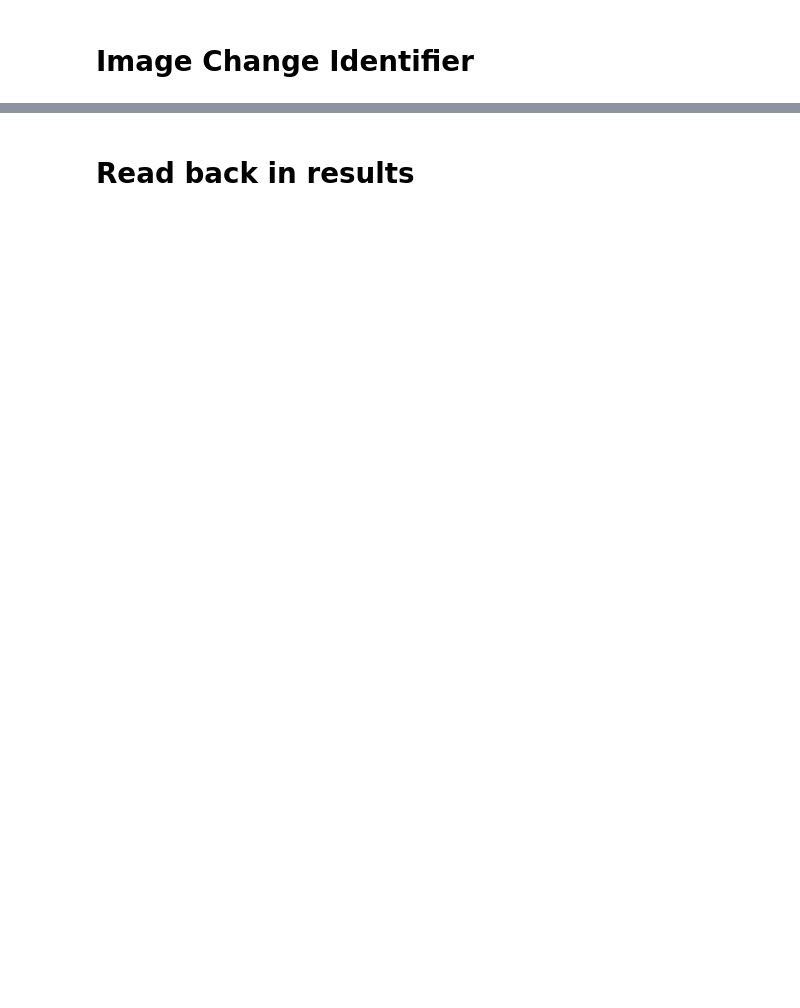
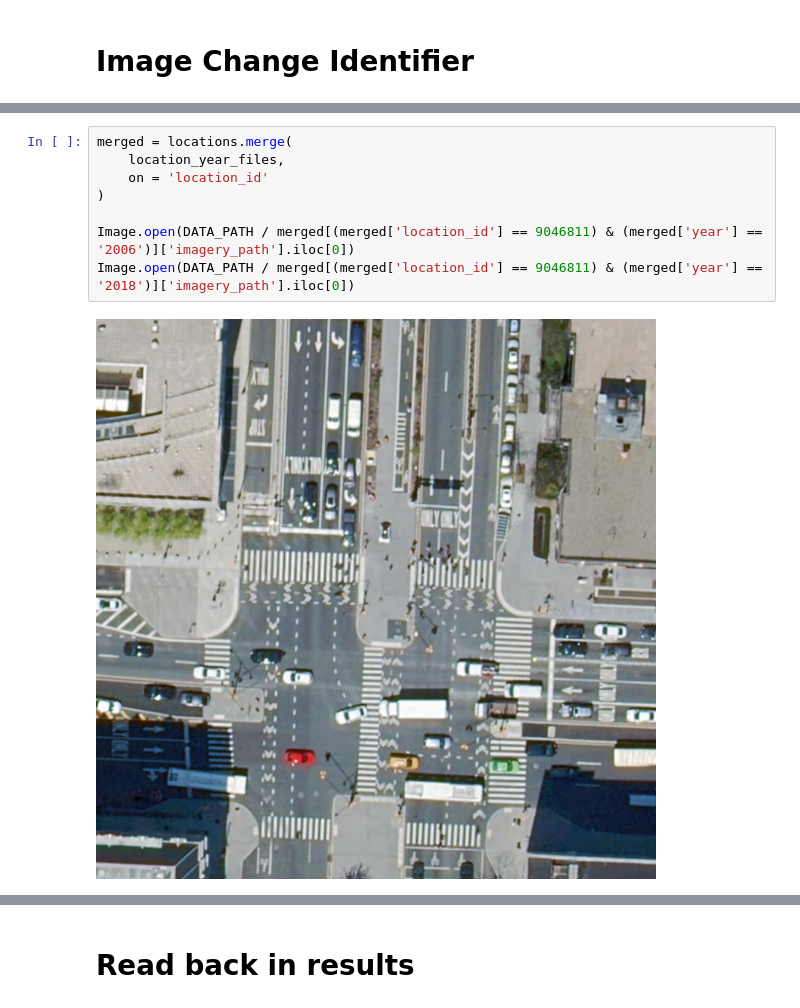
Before and after one commit to jatkins23/streetTransformer, a Jupyter notebook: notebooks/oai_api.ipynb, the cells around one changed output, grey strips where cells are left out. Drawn from its saved outputs; the diff is of its cells as text; blank space fills up the shorter version.

```diff
--- a/notebooks/oai_api.ipynb
+++ b/notebooks/oai_api.ipynb
@@ -64,0 +304,10 @@ with open('../data_oai_files/query123_top1000_sample.csv', 'w') as f:
+# %%
+merged = locations.merge(
+    location_year_files,
+    on = 'location_id'
+)
+
+Image.open(DATA_PATH / merged[(merged['location_id'] == 9046811) & (merged['year'] == '2006')]['imagery_path'].iloc[0])
+Image.open(DATA_PATH / merged[(merged['location_id'] == 9046811) & (merged['year'] == '2018')]['imagery_path'].iloc[0])
+# %% [output]
+[figure, added]
```
Also changed, not shown: parts of 26 cells of this notebook, 7 other files.
